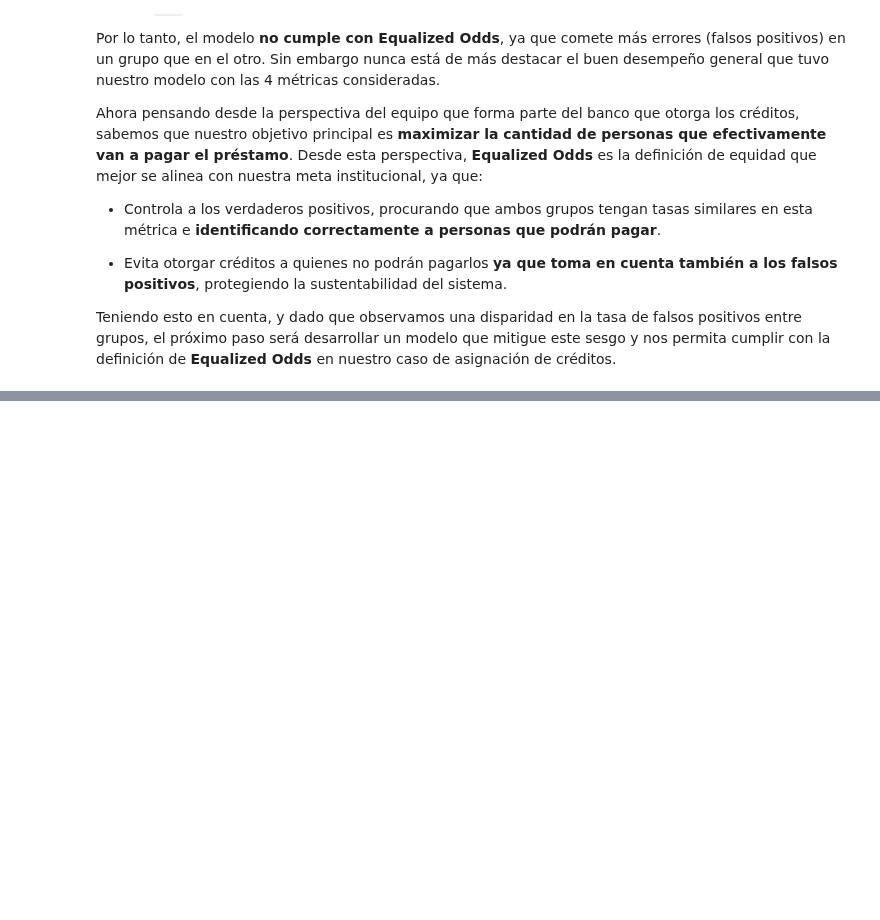
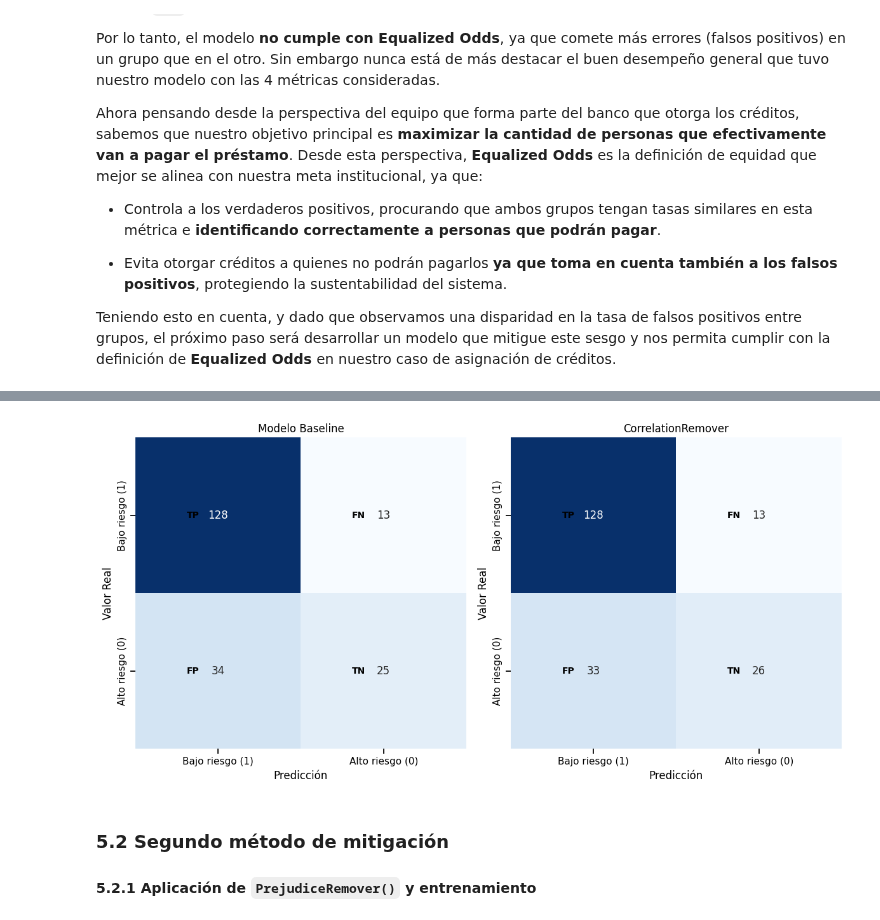
Before and after one commit to Gerardo1909/tpfinal_equidad, a Jupyter notebook: tp_final_fairness_ML/notebooks/main.ipynb, the cells around one changed output, grey strips where cells are left out. Cells and saved outputs as stored; diff of their text form; code cells hidden in the pictures; blank space fills up the shorter version.

```diff
--- a/tp_final_fairness_ML/notebooks/main.ipynb
+++ b/tp_final_fairness_ML/notebooks/main.ipynb
@@ -1213,0 +1266,32 @@ Teniendo esto en cuenta, y dado que observamos una disparidad en la tasa de fals
+# %%
+corr_remover = CorrelationRemover()
+
+pipe_corr_remover = Pipeline(
+    steps=[
+        ("scaler", StandardScaler()),
+        ("bm_preprocessing", corr_remover),
+        ("estimator", baseline_model),
+    ]
+)
+
+pipe_corr_remover.fit(
+    X_train,
+    y_train,
+    bm__group_a=X_train_df["sex_male"] == 1,
+    bm__group_b=X_train_df["sex_male"] == 0,
+)
+
+y_pred_test_corr_remover = pipe_corr_remover.predict(
+    X_test, bm__group_a=X_test_df["sex_male"] == 1, bm__group_b=X_test_df["sex_male"] == 0
+)
+
+metrics_preprocessing_correlation_remover = classification_bias_metrics(
+    X_test_df["sex_male"] == 1,
+    X_test_df["sex_male"] == 0,
+    y_pred_test_corr_remover,
+    y_test,
+    metric_type="both",
+)
+
+metrics["CorrelationRemover"] = metrics_preprocessing_correlation_remover
+print(metrics_preprocessing_correlation_remover)
@@ -1213,0 +1325,15 @@ Teniendo esto en cuenta, y dado que observamos una disparidad en la tasa de fals
+# %%
+graficar_matrices_de_confusion(
+    {"Modelo Baseline": confusion_matrix(y_test, y_pred_test, labels=[1, 0]),
+     "CorrelationRemover": confusion_matrix(
+        y_test, y_pred_test_corr_remover, labels=[1, 0]
+    )},
+    n_cols=2,
+    size=(12, 6)
+)
+# %% [output]
+[figure, added]
+# %% [markdown]
+### 5.2 Segundo método de mitigación
+
+#### 5.2.1 Aplicación de `PrejudiceRemover()` y entrenamiento
```
Also changed, not shown: parts of 12 cells of this notebook, 1 other file.
